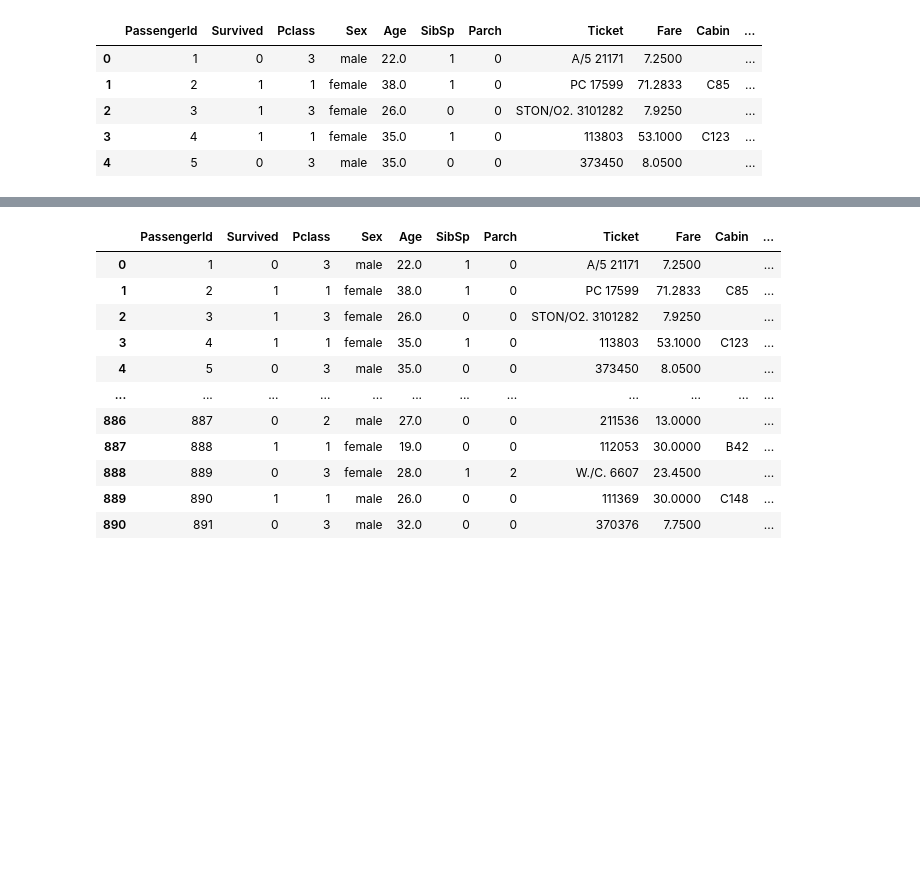
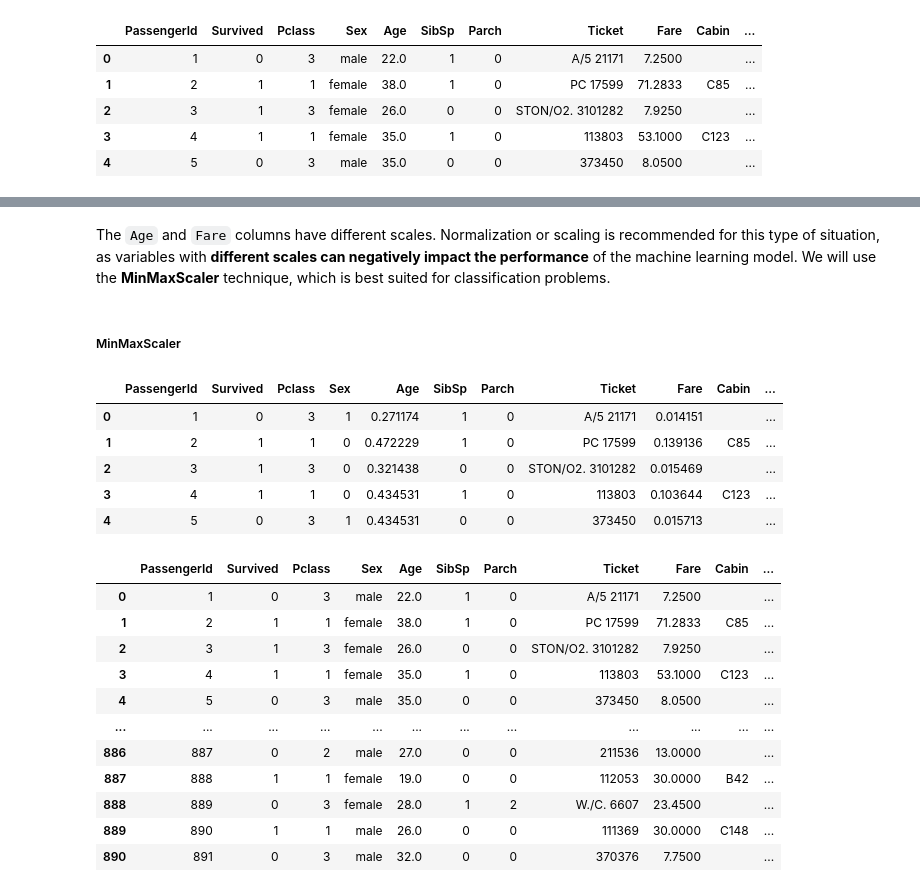
Before and after one commit to maylonleoncio/titanic, a Jupyter notebook: titanic_analysis.ipynb, the cells around one changed output, grey strips where cells are left out. Saved outputs shown, nothing was run; the diff lists cells and outputs as text; code cells hidden in the pictures; blank space fills up the shorter version.

```diff
--- a/titanic_analysis.ipynb
+++ b/titanic_analysis.ipynb
@@ -732,3 +695,21 @@ train.head()
+# %% [markdown]
+The ``Age`` and ``Fare`` columns have different scales. Normalization or scaling is recommended for this type of situation, as variables with __different scales can negatively impact the performance__ of the machine learning model. We will use the __MinMaxScaler__ technique, which is best suited for classification problems.
+# %% [markdown]
+##### MinMaxScaler
+# %%
+#
+scaler = MinMaxScaler()
+train[['Age', 'Fare']] = scaler.fit_transform(train[['Age', 'Fare']])
+test[['Age', 'Fare']] = scaler.fit_transform(test[['Age', 'Fare']])
+
+train.head()
+# %% [output]
+|  | PassengerId | Survived | Pclass | Sex | Age | SibSp | Parch | Ticket | Fare | Cabin | ... |
+| 0 | 1 | 0 | 3 | 1 | 0.271174 | 1 | 0 | A/5 21171 | 0.014151 |  | ... |
+| 1 | 2 | 1 | 1 | 0 | 0.472229 | 1 | 0 | PC 17599 | 0.139136 | C85 | ... |
+| 2 | 3 | 1 | 3 | 0 | 0.321438 | 0 | 0 | STON/O2. 3101282 | 0.015469 |  | ... |
+| 3 | 4 | 1 | 1 | 0 | 0.434531 | 1 | 0 | 113803 | 0.103644 | C123 | ... |
+| 4 | 5 | 0 | 3 | 1 | 0.434531 | 0 | 0 | 373450 | 0.015713 |  | ... |
 # %%
 train.iloc[:, :13]
 # %% [output]
```
Also changed, not shown: parts of 40 cells of this notebook.
